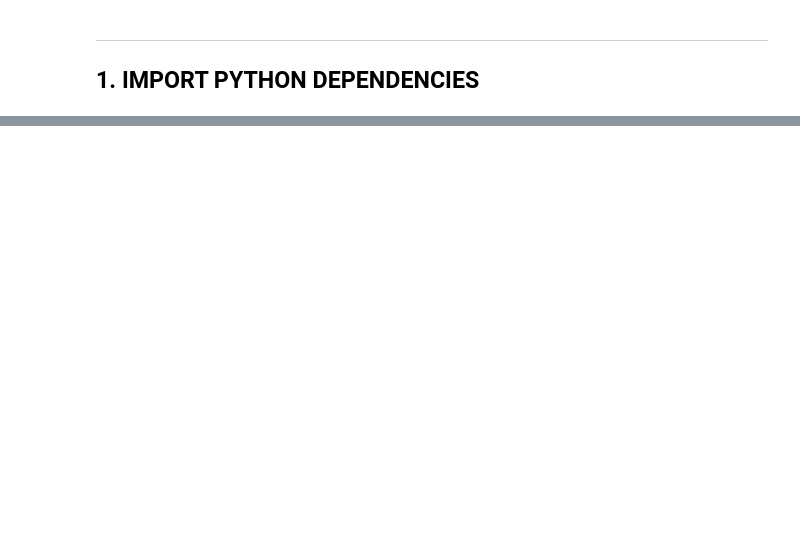
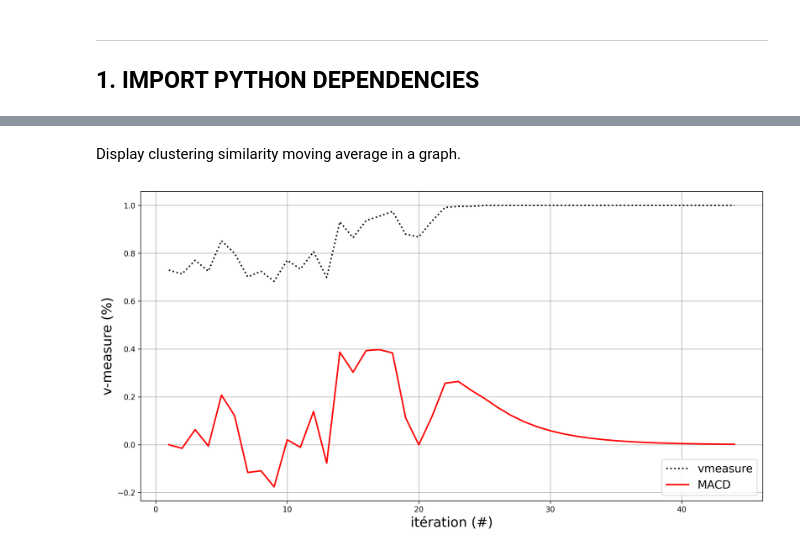
Before and after one commit to cognitivefactory/interactive-clustering-comparative-study, a Jupyter notebook: 6_rentability_study/notebook/1_Evaluate_rentability.ipynb, the cells around one changed output, grey strips where cells are left out. Saved outputs shown, nothing was run; the diff lists cells and outputs as text; code cells hidden in the pictures; blank space fills up the shorter version.

```diff
--- a/6_rentability_study/notebook/1_Evaluate_rentability.ipynb
+++ b/6_rentability_study/notebook/1_Evaluate_rentability.ipynb
@@ -76,0 +177,12 @@ if __name__ == "__main__":
+# %%
+# For each implementation.
+for task in LIST_OF_TASKS:
+    print("IMPLEMENTATION:", task["implementation"], "\n    (", config_annotation_agreement_score_score[task["implementation"]]["graph_filename"], ")")
+    display_annotation_agreement_score(
+        implementation=task["implementation"],
+        list_of_experiments=task["experiments"],
+        list_of_iterations=[str(i).zfill(4) for i in range(1, 50)],
+        plot_label=config_annotation_agreement_score_score[task["implementation"]]["plot_label"],
+        plot_color=config_annotation_agreement_score_score[task["implementation"]]["plot_color"],
+        graph_filename=config_annotation_agreement_score_score[task["implementation"]]["graph_filename"],
+    )
@@ -76,0 +261,44 @@ if __name__ == "__main__":
+# %% [markdown]
+Display clustering similarity moving average in a graph.
+# %%
+from matplotlib import pyplot as plt
+from matplotlib.figure import Figure
+
+fig_plot: Figure = plt.figure(figsize=(15, 7.5), dpi=300)
+axis_plot = fig_plot.gca()
+#axis_plot.set_ylim(ymin=-0.05, ymax=1.05)
+
+axis_plot.plot(
+    [int(i) for i in clustering_similarity_moving_average_evolution["vmeasure"].keys()],  # x
+    [x for x in clustering_similarity_moving_average_evolution["vmeasure"].values()],  # y
+    label="vmeasure",
+    marker="",
+    markerfacecolor="black",
+    markersize=5,
+    color="black",
+    linewidth=2,
+    linestyle=":",
+)
+axis_plot.plot(
+    [int(i) for i in clustering_similarity_moving_average_evolution["MACD"].keys()],  # x
+    [x*5 for x in clustering_similarity_moving_average_evolution["MACD"].values()],  # y
+    label="MACD",
+    marker="",
+    markerfacecolor="red",
+    markersize=5,
+    color="red",
+    linewidth=2,
+    linestyle="-",
+)
+
+# Set axis name.
+axis_plot.set_xlabel("itération (#)", fontsize=18,)
+axis_plot.set_ylabel("v-measure (%)", fontsize=18,)
+
+# Plot the legend.
+axis_plot.legend(fontsize=15, loc="lower right")
+
+# Plot the grid.
+axis_plot.grid(True)
+# %% [output]
+[figure, added]
```
Also changed, not shown: parts of 29 cells of this notebook, 8 other files.
